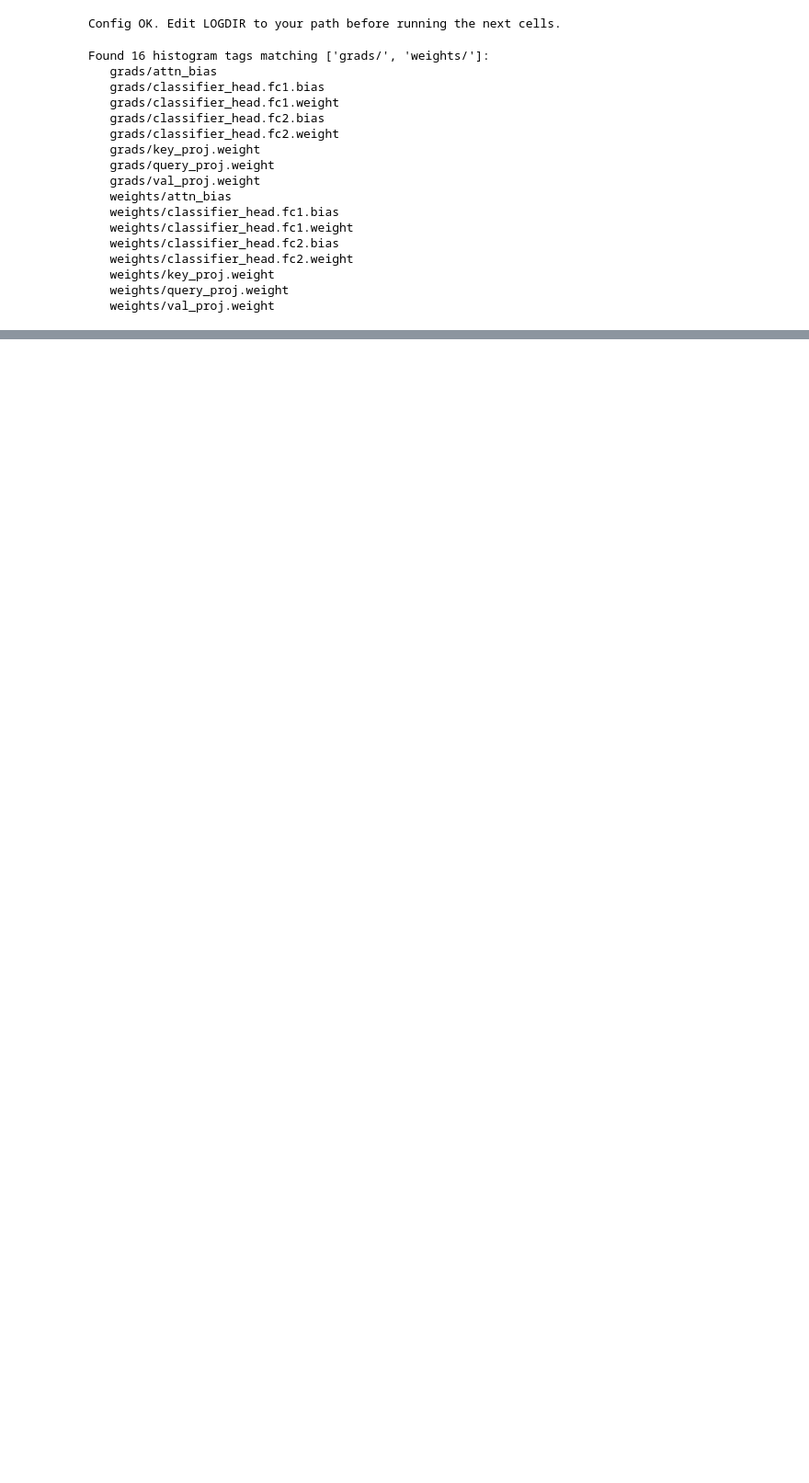
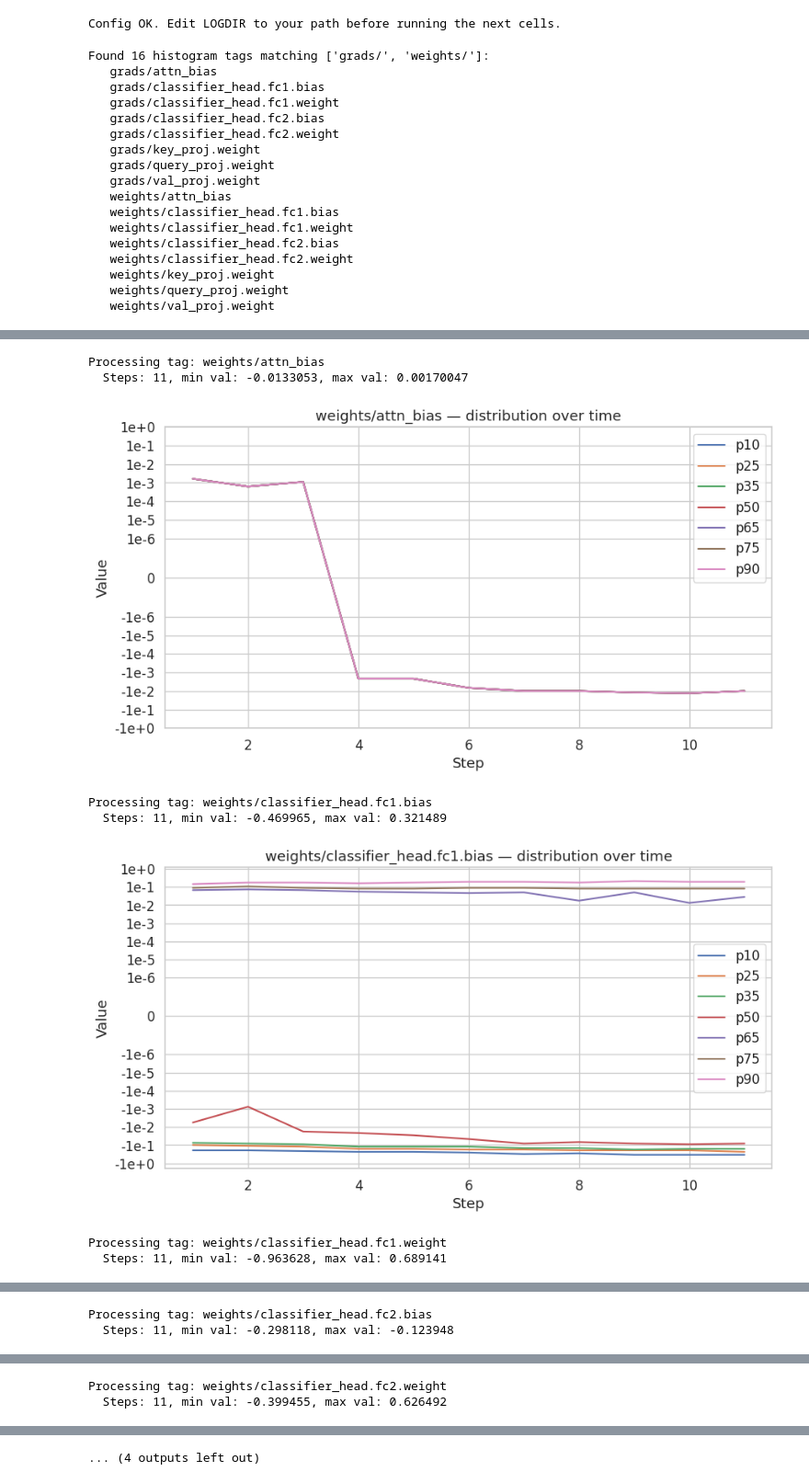
Before and after one commit to LucasVon0645/Master-Thesis--Project-ReadmitAI, a Jupyter notebook: recurrent_health_events_prediction/model_analysis/mimic/deep_learning/tensorboard_analysis.ipynb, the cells around one changed output, grey strips where cells are left out. Shown at 92% size. Saved outputs shown, nothing was run; the diff lists cells and outputs as text; code cells hidden in the pictures; blank space fills up the shorter version.

```diff
--- a/recurrent_health_events_prediction/model_analysis/mimic/deep_learning/tensorboard_analysis.ipynb
+++ b/recurrent_health_events_prediction/model_analysis/mimic/deep_learning/tensorboard_analysis.ipynb
@@ -330,0 +368,26 @@ plot_time_distributions_sns(
+# %%
+for tag in weight_tags:
+    print(f"Processing tag: {tag}")
+    series = load_hist_series(ea, tag)
+    steps, perc_dict, minv, maxv = compute_time_summary(series)
+    print(f"  Steps: {len(steps)}, min val: {min(minv):.6g}, max val: {max(maxv):.6g}")
+    fig = plot_time_distributions(
+        tag,
+        steps,
+        perc_dict,
+        min_exp=-6,
+        max_exp=0,
+        linthresh=10.0**(-7),
+        out_png=Path(OUT_DIR) / f"{tag.replace('/', '_')}_time_dist.png",
+        figsize=(10,5),
+    )
+    display(fig)
+# %% [output]
+Processing tag: weights/attn_bias
+  Steps: 11, min val: -0.0133053, max val: 0.00170047
+[figure, added]
+Processing tag: weights/classifier_head.fc1.bias
+  Steps: 11, min val: -0.469965, max val: 0.321489
+[figure, added]
+Processing tag: weights/classifier_head.fc1.weight
+  Steps: 11, min val: -0.963628, max val: 0.689141
@@ -330,0 +395,2 @@ plot_time_distributions_sns(
+Processing tag: weights/classifier_head.fc2.bias
+  Steps: 11, min val: -0.298118, max val: -0.123948
@@ -330,0 +398,2 @@ plot_time_distributions_sns(
+Processing tag: weights/classifier_head.fc2.weight
+  Steps: 11, min val: -0.399455, max val: 0.626492
@@ -330,0 +404 @@ plot_time_distributions_sns(
+... (4 outputs left out)
```
Also changed, not shown: parts of 14 cells of this notebook.
